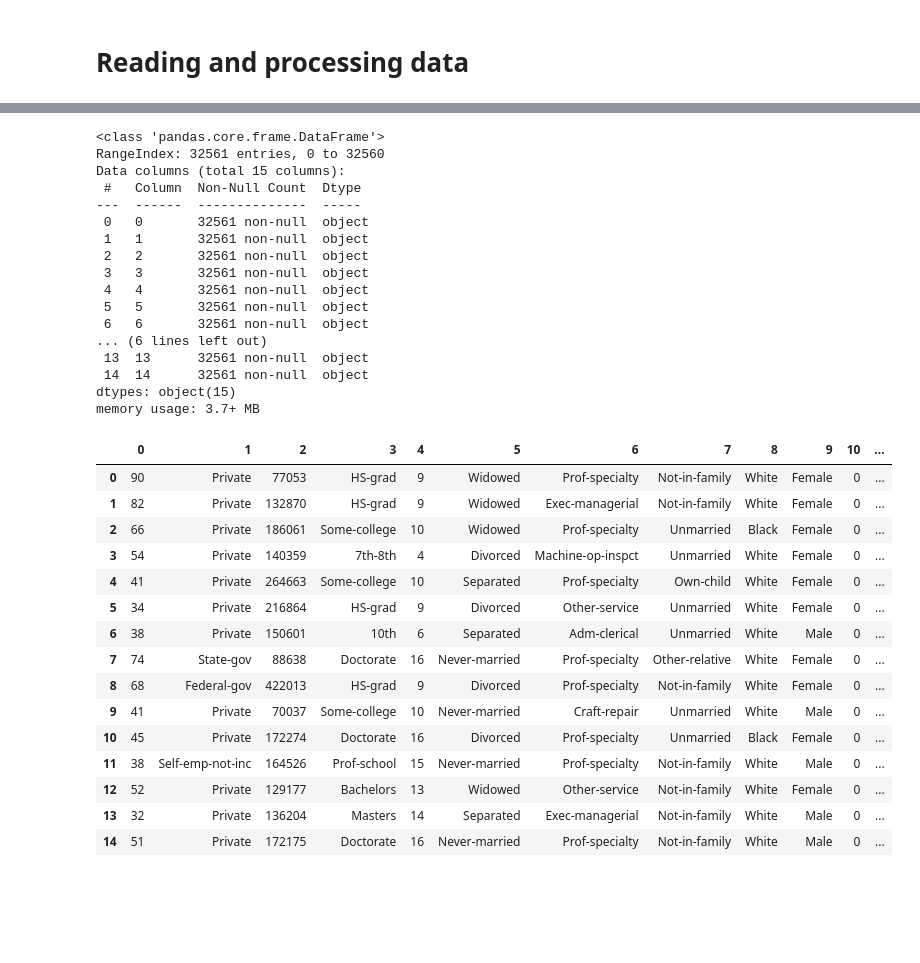
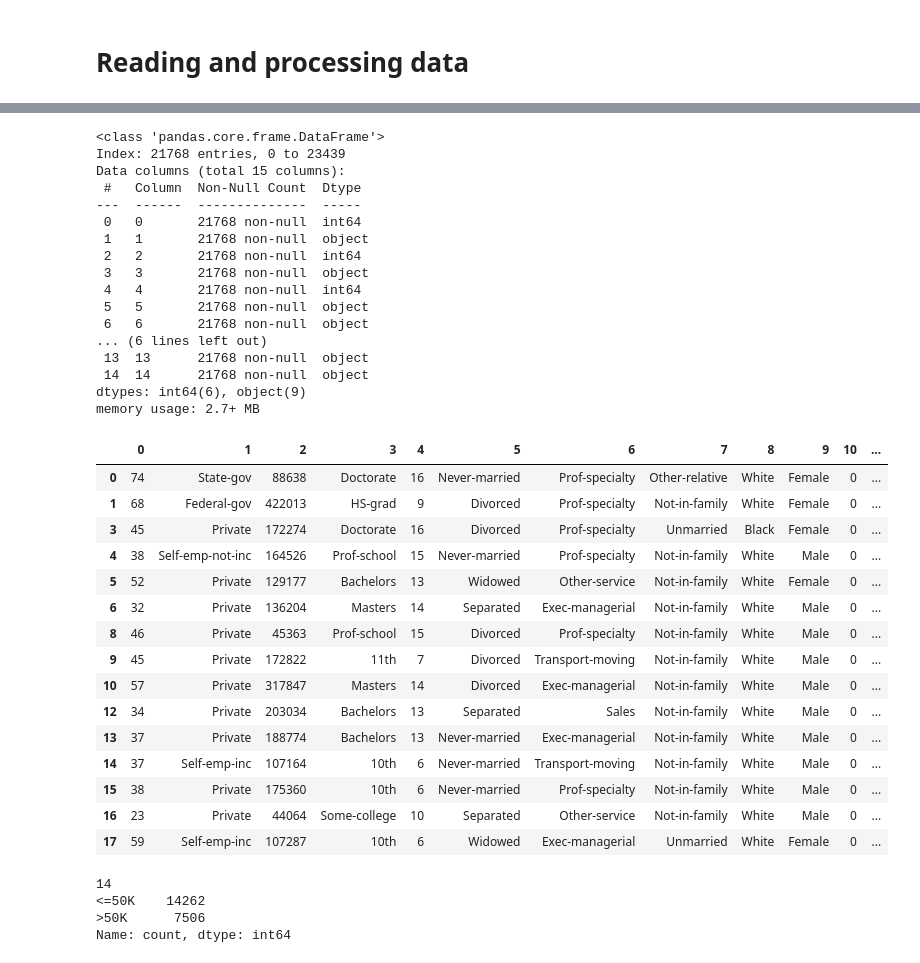
Before and after one commit to Adegbite-Joshua/ARTIFICIAL-INTELLIGENCE, a Jupyter notebook: Machine Learning/census_income.ipynb, the cells around one changed output, grey strips where cells are left out. Saved outputs shown, nothing was run; the diff lists cells and outputs as text; code cells hidden in the pictures; blank space fills up the shorter version.

```diff
--- a/Machine Learning/census_income.ipynb
+++ b/Machine Learning/census_income.ipynb
@@ -9,13 +9,13 @@ import seaborn as sns
 # %% [markdown]
 # Reading and processing data
 # %%
-income_data = pd.read_csv("adult.csv", na_values="?")
+income_data = pd.read_csv("adult copy.csv", na_values="?")
 # %%
 # income_data.describe()
 income_data.info()
-# income_data.columns = range(len(income_data.columns))
+income_data.columns = range(len(income_data.columns))
 
-# income_data = income_data.dropna()
+income_data = income_data.dropna()
 # income_data.info()
 
 income_data.head(15)
@@ -56,4 +56,4 @@ memory usage: 3.7+ MB
 # %%
-imputer = SimpleImputer(missing_values=np.nan, strategy="most_frequent")
-imputer.fit(income_data)
-income_data = imputer.transform(income_data)
+# imputer = SimpleImputer(missing_values=np.nan, strategy="most_frequent")
+# imputer.fit(income_data)
+# income_data = imputer.transform(income_data)
@@ -60,42 +65,49 @@ income_data = imputer.transform(income_data)
 # %%
-income_data = pd.DataFrame(income_data)
+# income_data = pd.DataFrame(income_data)
 income_data.info()
 income_data.head(15)
 # income_data.shape
 # %% [output]
 <class 'pandas.core.frame.DataFrame'>
-RangeIndex: 32561 entries, 0 to 32560
+Index: 21768 entries, 0 to 23439
 Data columns (total 15 columns):
  #   Column  Non-Null Count  Dtype
 ---  ------  --------------  -----
- 0   0       32561 non-null  object
- 1   1       32561 non-null  object
- 2   2       32561 non-null  object
- 3   3       32561 non-null  object
- 4   4       32561 non-null  object
- 5   5       32561 non-null  object
- 6   6       32561 non-null  object
+ 0   0       21768 non-null  int64
+ 1   1       21768 non-null  object
+ 2   2       21768 non-null  int64
+ 3   3       21768 non-null  object
+ 4   4       21768 non-null  int64
+ 5   5       21768 non-null  object
+ 6   6       21768 non-null  object
 ... (6 lines left out)
- 13  13      32561 non-null  object
- 14  14      32561 non-null  object
-dtypes: object(15)
-memory usage: 3.7+ MB
+ 13  13      21768 non-null  object
+ 14  14      21768 non-null  object
+dtypes: int64(6), object(9)
+memory usage: 2.7+ MB
 |  | 0 | 1 | 2 | 3 | 4 | 5 | 6 | 7 | 8 | 9 | 10 | ... |
-| 0 | 90 | Private | 77053 | HS-grad | 9 | Widowed | Prof-specialty | Not-in-family | White | Female | 0 | ... |
-| 1 | 82 | Private | 132870 | HS-grad | 9 | Widowed | Exec-managerial | Not-in-family | White | Female | 0 | ... |
-| 2 | 66 | Private | 186061 | Some-college | 10 | Widowed | Prof-specialty | Unmarried | Black | Female | 0 | ... |
-| 3 | 54 | Private | 140359 | 7th-8th | 4 | Divorced | Machine-op-inspct | Unmarried | White | Female | 0 | ... |
-| 4 | 41 | Private | 264663 | Some-college | 10 | Separated | Prof-specialty | Own-child | White | Female | 0 | ... |
-| 5 | 34 | Private | 216864 | HS-grad | 9 | Divorced | Other-service | Unmarried | White | Female | 0 | ... |
-| 6 | 38 | Private | 150601 | 10th | 6 | Separated | Adm-clerical | Unmarried | White | Male | 0 | ... |
-| 7 | 74 | State-gov | 88638 | Doctorate | 16 | Never-married | Prof-specialty | Other-relative | White | Female | 0 | ... |
-| 8 | 68 | Federal-gov | 422013 | HS-grad | 9 | Divorced | Prof-specialty | Not-in-family | White | Female | 0 | ... |
-| 9 | 41 | Private | 70037 | Some-college | 10 | Never-married | Craft-repair | Unmarried | White | Male | 0 | ... |
-| 10 | 45 | Private | 172274 | Doctorate | 16 | Divorced | Prof-specialty | Unmarried | Black | Female | 0 | ... |
-| 11 | 38 | Self-emp-not-inc | 164526 | Prof-school | 15 | Never-married | Prof-specialty | Not-in-family | White | Male | 0 | ... |
-| 12 | 52 | Private | 129177 | Bachelors | 13 | Widowed | Other-service | Not-in-family | White | Female | 0 | ... |
-| 13 | 32 | Private | 136204 | Masters | 14 | Separated | Exec-managerial | Not-in-family | White | Male | 0 | ... |
-| 14 | 51 | Private | 172175 | Doctorate | 16 | Never-married | Prof-specialty | Not-in-family | White | Male | 0 | ... |
+| 0 | 74 | State-gov | 88638 | Doctorate | 16 | Never-married | Prof-specialty | Other-relative | White | Female | 0 | ... |
+| 1 | 68 | Federal-gov | 422013 | HS-grad | 9 | Divorced | Prof-specialty | Not-in-family | White | Female | 0 | ... |
+| 3 | 45 | Private | 172274 | Doctorate | 16 | Divorced | Prof-specialty | Unmarried | Black | Female | 0 | ... |
+| 4 | 38 | Self-emp-not-inc | 164526 | Prof-school | 15 | Never-married | Prof-specialty | Not-in-family | White | Male | 0 | ... |
+| 5 | 52 | Private | 129177 | Bachelors | 13 | Widowed | Other-service | Not-in-family | White | Female | 0 | ... |
+| 6 | 32 | Private | 136204 | Masters | 14 | Separated | Exec-managerial | Not-in-family | White | Male | 0 | ... |
+| 8 | 46 | Private | 45363 | Prof-school | 15 | Divorced | Prof-specialty | Not-in-family | White | Male | 0 | ... |
+| 9 | 45 | Private | 172822 | 11th | 7 | Divorced | Transport-moving | Not-in-family | White | Male | 0 | ... |
+| 10 | 57 | Private | 317847 | Masters | 14 | Divorced | Exec-managerial | Not-in-family | White | Male | 0 | ... |
+| 12 | 34 | Private | 203034 | Bachelors | 13 | Separated | Sales | Not-in-family | White | Male | 0 | ... |
+| 13 | 37 | Private | 188774 | Bachelors | 13 | Never-married | Exec-managerial | Not-in-family | White | Male | 0 | ... |
+| 14 | 37 | Self-emp-inc | 107164 | 10th | 6 | Never-married | Transport-moving | Not-in-family | White | Male | 0 | ... |
+| 15 | 38 | Private | 175360 | 10th | 6 | Never-married | Prof-specialty | Not-in-family | White | Male | 0 | ... |
+| 16 | 23 | Private | 44064 | Some-college | 10 | Separated | Other-service | Not-in-family | White | Male | 0 | ... |
+| 17 | 59 | Self-emp-inc | 107287 | 10th | 6 | Widowed | Exec-managerial | Unmarried | White | Female | 0 | ... |
+# %%
+income_data[14].value_counts()
+# %% [output]
+14
+<=50K    14262
+>50K      7506
+Name: count, dtype: int64
 # %%
 le1 = LabelEncoder()
 le3 = LabelEncoder()
```
Also changed, not shown: parts of 6 cells of this notebook, 1 other file.
